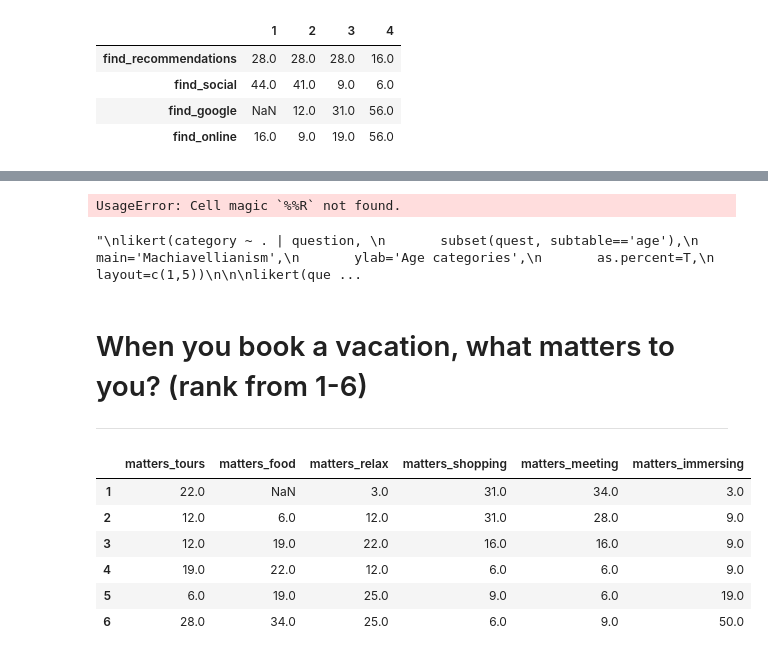
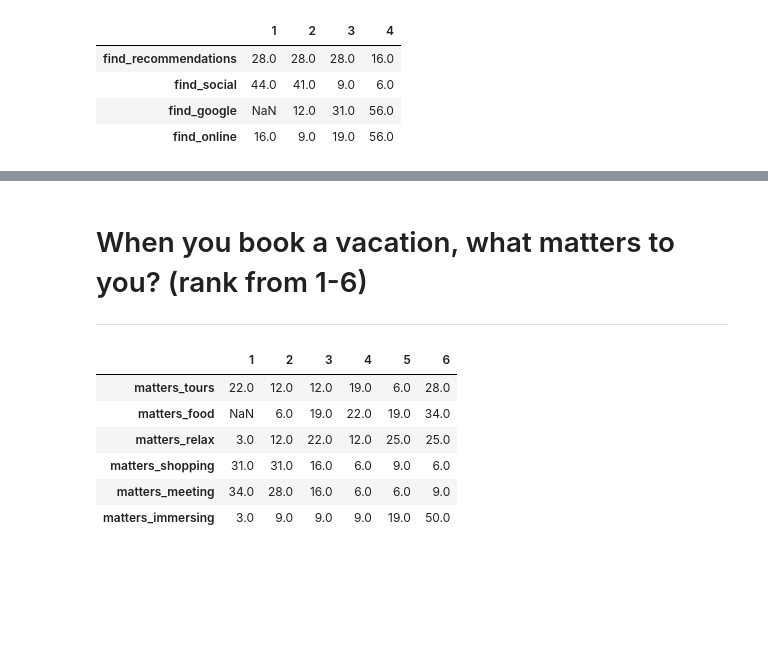
Before and after one commit to encodingintuition/Hackathon-small_business, a Jupyter notebook: code/prep_survy.ipynb, the cells around one changed output, grey strips where cells are left out. Cells and saved outputs as stored; diff of their text form; code cells hidden in the pictures; blank space fills up the shorter version.

```diff
--- a/code/prep_survy.ipynb
+++ b/code/prep_survy.ipynb
@@ -62,7 +49,7 @@ Subsets of survey
 # %%
 # read Survey
 
-df1 = pd.read_excel('../data/Post-pandemic_travel_lodging-1.xlsx', head = None )
+df1 = pd.read_excel('../data/Post-pandemic_travel_lodging-1.xlsx' )
 print(df1.shape)
 df1.head(1)
 # %% [output]
@@ -169,7 +151,7 @@ def age_group(age):
 
         return bucket
     except:
-        return none
+        return
 # %%
 """
 creates a data frame with all the sentiment observations
@@ -220,0 +188,2 @@ sns.barplot(y = df1.loc['age_group'].index,
+# %%
+df1['age_group'] = df1['age'].apply(age_group)
@@ -534,53 +599,15 @@ fig.show()
-# %%
-%%R -i findplaces_df -w 10 -h 5 -u in -r 400
-
-# replacing '.' in colnames by spaces which were lost in the
-# transition from Python to R
-
-install.packages("HH", repos='https://CRAN.R-project.org/package=HH', quiet=TRUE)
-library(HH)
-
-
-colnames(findplaces_df) <- gsub('\\.', ' ', colnames(findplaces_df))
-likert(index ~ ., data=findplaces_df,
-       main="Machiavellianism",
-       ylab=NULL,
-       scales=list(y=list(relation="free")), layout=c(1,1),
-       positive.order=T)
-# %% [output]
-UsageError: Cell magic `%%R` not found.
-# %%
-"""
-likert(category ~ . | question,
-       subset(quest, subtable=='age'),
-       main='Machiavellianism',
-       ylab='Age categories',
-       as.percent=T,
-       layout=c(1,5))
-
-
-likert(question ~ . | category,
-       subset(quest, subtable=='gender'),
-       main='Machiavellianism',
-       ylab=NULL,
-       as.percent=T,
-       rightAxis=F,
-       positive.order = T)
-
-"""
-# %% [output]
-"\nlikert(category ~ . | question, \n       subset(quest, subtable=='age'),\n       main='Machiavellianism',\n       ylab='Age categories',\n       as.percent=T,\n       layout=c(1,5))\n\n\nlikert(que ...
 # %% [markdown]
 # When you book a vacation, what matters to you? (rank from 1-6)
 <hr/>
 # %%
-prepare_table(df1, ['matters_tours','matters_food','matters_relax',
-                    'matters_shopping','matters_meeting', 'matters_immersing']).T
+prepare_table =  prepare_table(df1, ['matters_tours','matters_food','matters_relax',
+                                'matters_shopping','matters_meeting', 'matters_immersing'])
+prepare_table
 # %% [output]
-|  | matters_tours | matters_food | matters_relax | matters_shopping | matters_meeting | matters_immersing |
-| 1 | 22.0 | NaN | 3.0 | 31.0 | 34.0 | 3.0 |
-| 2 | 12.0 | 6.0 | 12.0 | 31.0 | 28.0 | 9.0 |
-| 3 | 12.0 | 19.0 | 22.0 | 16.0 | 16.0 | 9.0 |
-| 4 | 19.0 | 22.0 | 12.0 | 6.0 | 6.0 | 9.0 |
-| 5 | 6.0 | 19.0 | 25.0 | 9.0 | 6.0 | 19.0 |
-| 6 | 28.0 | 34.0 | 25.0 | 6.0 | 9.0 | 50.0 |
+|  | 1 | 2 | 3 | 4 | 5 | 6 |
+| matters_tours | 22.0 | 12.0 | 12.0 | 19.0 | 6.0 | 28.0 |
+| matters_food | NaN | 6.0 | 19.0 | 22.0 | 19.0 | 34.0 |
+| matters_relax | 3.0 | 12.0 | 22.0 | 12.0 | 25.0 | 25.0 |
+| matters_shopping | 31.0 | 31.0 | 16.0 | 6.0 | 9.0 | 6.0 |
+| matters_meeting | 34.0 | 28.0 | 16.0 | 6.0 | 6.0 | 9.0 |
+| matters_immersing | 3.0 | 9.0 | 9.0 | 9.0 | 19.0 | 50.0 |
```
Also changed, not shown: parts of 55 cells of this notebook, 19 other files.
